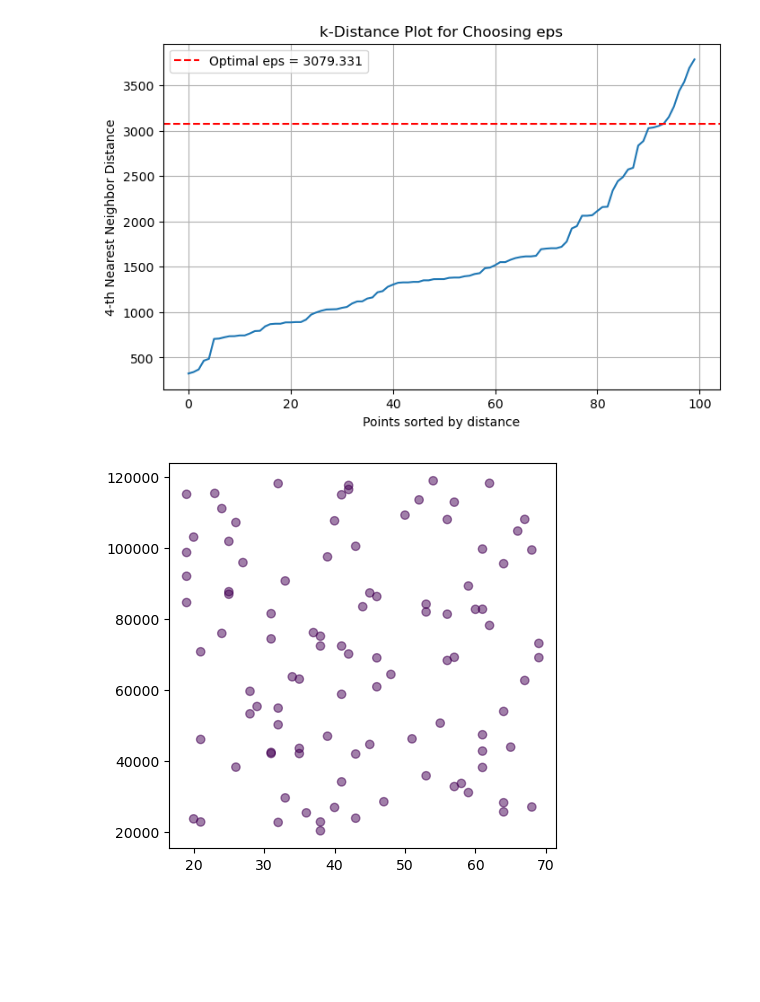
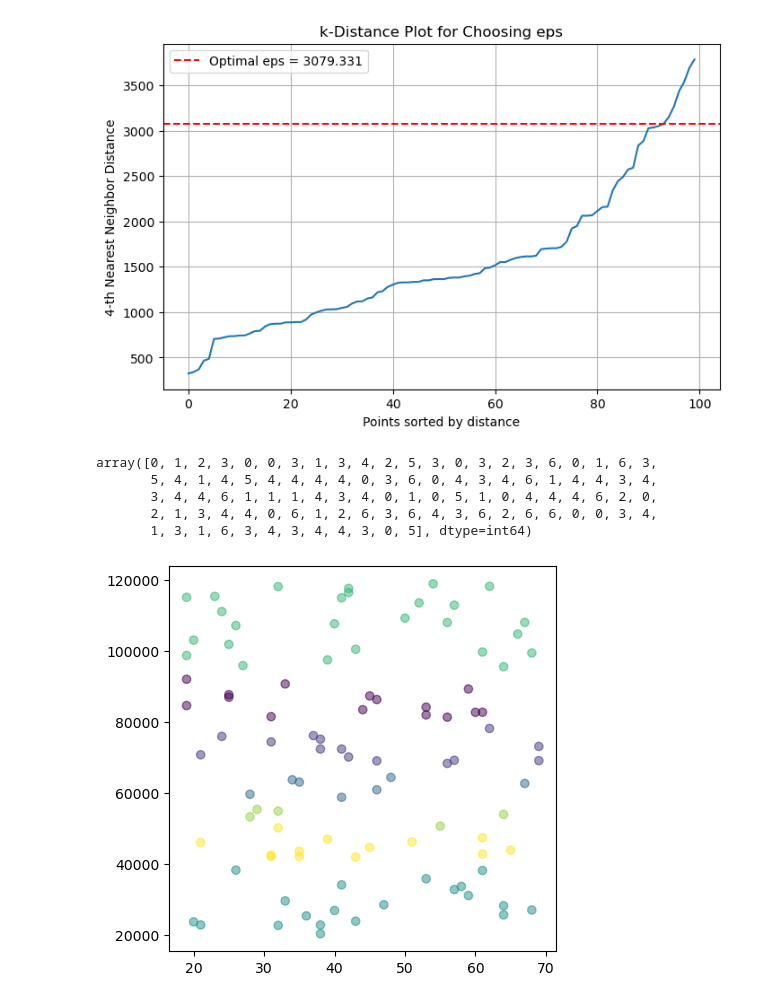
Before and after one commit to TimoLischke/lab-unsupervised-learning2, a Jupyter notebook: UL_Lab.ipynb, the cells around one changed output. Saved outputs shown, nothing was run; the diff lists cells and outputs as text; code cells hidden in the pictures; blank space fills up the shorter version.

Commit message:
optimal DBSCAN settings

```diff
--- a/UL_Lab.ipynb
+++ b/UL_Lab.ipynb
@@ -388,10 +388,21 @@ plt.grid(True)
 plt.show()
 # %% [output]
 [figure]
+# %%
+# Run DBSCAN with optimal values
+dbs = cluster.DBSCAN(eps=3079.331, min_samples = 4)
+pred_dbscan4 = dbs.fit_predict(df_customer_features)
+pred_dbscan4
+# %% [output]
+array([0, 1, 2, 3, 0, 0, 3, 1, 3, 4, 2, 5, 3, 0, 3, 2, 3, 6, 0, 1, 6, 3,
+       5, 4, 1, 4, 5, 4, 4, 4, 4, 0, 3, 6, 0, 4, 3, 4, 6, 1, 4, 4, 3, 4,
+       3, 4, 4, 6, 1, 1, 1, 4, 3, 4, 0, 1, 0, 5, 1, 0, 4, 4, 4, 6, 2, 0,
+       2, 1, 3, 4, 4, 0, 6, 1, 2, 6, 3, 6, 4, 3, 6, 2, 6, 6, 0, 0, 3, 4,
+       1, 3, 1, 6, 3, 4, 3, 4, 4, 3, 0, 5], dtype=int64)
 # %%
 # Visualize the clusters using scatter plots.
 plt.figure(figsize=(5, 5))
-plt.scatter(df_customer_features.to_numpy()[:, 0], df_customer_features.to_numpy()[:, 1], c=pred_dbscan, alpha=0.5)
+plt.scatter(df_customer_features.to_numpy()[:, 0], df_customer_features.to_numpy()[:, 1], c=pred_dbscan4, alpha=0.5)
 plt.show()
 # %% [output]
-[figure, old version]
+[figure, new version]
```
